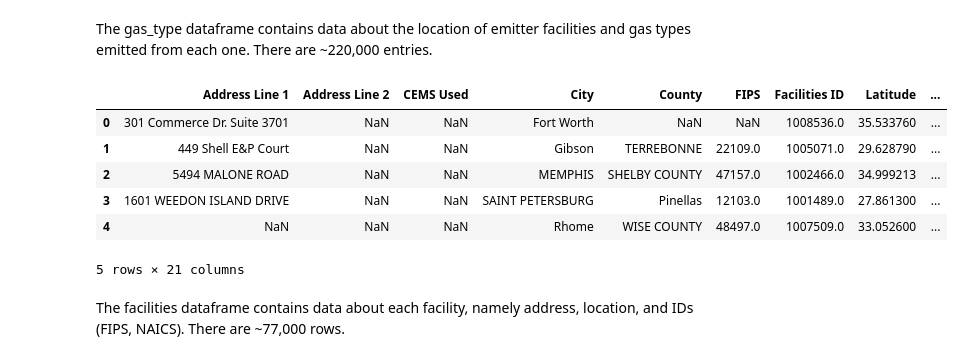
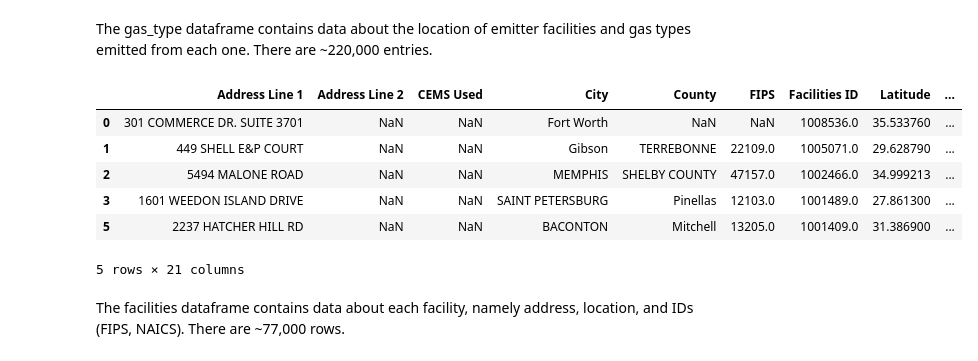
Before and after one commit to EnviroTechSean/TeamPunchParty, a Jupyter notebook: exploredata.ipynb, the cells around one changed output. Drawn from its saved outputs; the diff is of its cells as text; code cells hidden in the pictures.

Commit message:
dropped NA, make addresses uppercase, then merge with address column

```diff
--- a/exploredata.ipynb
+++ b/exploredata.ipynb
@@ -36,36 +39,39 @@ The gas_type dataframe contains data about the location of emitter facilities an
 # %%
 facilities = pd.read_csv('us_greenhouse_gas_emissions_direct_emitter_facilities.csv')
 # RENAME ALL COLUMNS SO IT'S NOT SUCH AN EYESORE
 facilities = facilities.rename(columns = {'V_GHG_EMITTER_FACILITIES.ADDRESS1': 'Address Line 1'})
 facilities = facilities.rename(columns = {'V_GHG_EMITTER_FACILITIES.ADDRESS2': 'Address Line 2'})
 facilities = facilities.rename(columns = {'V_GHG_EMITTER_FACILITIES.CEMS_USED': 'CEMS Used'})
 facilities = facilities.rename(columns = {'V_GHG_EMITTER_FACILITIES.CITY': 'City'})
 facilities = facilities.rename(columns = {'V_GHG_EMITTER_FACILITIES.COUNTY': 'County'})
 facilities = facilities.rename(columns = {'V_GHG_EMITTER_FACILITIES.COUNTY_FIPS': 'FIPS'})
 facilities = facilities.rename(columns = {'V_GHG_EMITTER_FACILITIES.FACILITY_ID': 'Facilities ID'})
 facilities = facilities.rename(columns = {'V_GHG_EMITTER_FACILITIES.LATITUDE': 'Latitude'})
 facilities = facilities.rename(columns = {'V_GHG_EMITTER_FACILITIES.LONGITUDE': 'Longitude'})
 facilities = facilities.rename(columns = {'V_GHG_EMITTER_FACILITIES.PRIMARY_NAICS_CODE': 'NAICS Code'})
 facilities = facilities.rename(columns = {'V_GHG_EMITTER_FACILITIES.STATE': 'State'})
 facilities = facilities.rename(columns = {'V_GHG_EMITTER_FACILITIES.STATE_NAME': 'State Name'})
 facilities = facilities.rename(columns = {'V_GHG_EMITTER_FACILITIES.YEAR': 'Year'})
 facilities = facilities.rename(columns = {'V_GHG_EMITTER_FACILITIES.ZIP': 'Zip Code'})
 facilities = facilities.rename(columns = {'V_GHG_EMITTER_FACILITIES.FACILITY_NAME': 'Facility Name'})
 facilities = facilities.rename(columns = {'V_GHG_EMITTER_FACILITIES.SECONDARY_NAICS_CODE': 'Secondary NAICS Code'})
 facilities = facilities.rename(columns = {'V_GHG_EMITTER_FACILITIES.ADDITIONAL_NAICS_CODES': 'Additional NAICS Codes'})
 facilities = facilities.rename(columns = {'V_GHG_EMITTER_FACILITIES.COGENERATION_UNIT_EMISS_IND': 'Cogeneration Unit Emission Index(?)'})
 facilities = facilities.rename(columns = {'V_GHG_EMITTER_FACILITIES.EPA_VERIFIED': 'EPA Verified'})
 facilities = facilities.rename(columns = {'V_GHG_EMITTER_FACILITIES.PARENT_COMPANY': 'Parent Company'})
 facilities = facilities.rename(columns = {'V_GHG_EMITTER_FACILITIES.PLANT_CODE_INDICATOR': 'Plant Code Indicator'})
+# MAKE ADDRESSES ALL UPPERCASE, THEN DROP ROWS WITH NO ADDRESS
+facilities['Address Line 1'] = facilities['Address Line 1'].str.upper()
+facilities = facilities.dropna(subset =['Address Line 1'] )
 
 facilities.head()
 # %% [output]
 |  | Address Line 1 | Address Line 2 | CEMS Used | City | County | FIPS | Facilities ID | Latitude | ... |
-| 0 | 301 Commerce Dr. Suite 3701 | NaN | NaN | Fort Worth | NaN | NaN | 1008536.0 | 35.533760 | ... |
-| 1 | 449 Shell E&P Court | NaN | NaN | Gibson | TERREBONNE | 22109.0 | 1005071.0 | 29.628790 | ... |
+| 0 | 301 COMMERCE DR. SUITE 3701 | NaN | NaN | Fort Worth | NaN | NaN | 1008536.0 | 35.533760 | ... |
+| 1 | 449 SHELL E&P COURT | NaN | NaN | Gibson | TERREBONNE | 22109.0 | 1005071.0 | 29.628790 | ... |
 | 2 | 5494 MALONE ROAD | NaN | NaN | MEMPHIS | SHELBY COUNTY | 47157.0 | 1002466.0 | 34.999213 | ... |
 | 3 | 1601 WEEDON ISLAND DRIVE | NaN | NaN | SAINT PETERSBURG | Pinellas | 12103.0 | 1001489.0 | 27.861300 | ... |
-| 4 | NaN | NaN | NaN | Rhome | WISE COUNTY | 48497.0 | 1007509.0 | 33.052600 | ... |
+| 5 | 2237 HATCHER HILL RD | NaN | NaN | BACONTON | Mitchell | 13205.0 | 1001409.0 | 31.386900 | ... |
 5 rows × 21 columns
 # %% [markdown]
 The facilities dataframe contains data about each facility, namely address, location, and IDs (FIPS, NAICS). There are ~77,000 rows.
```
Also changed, not shown: parts of 3 cells of this notebook.
